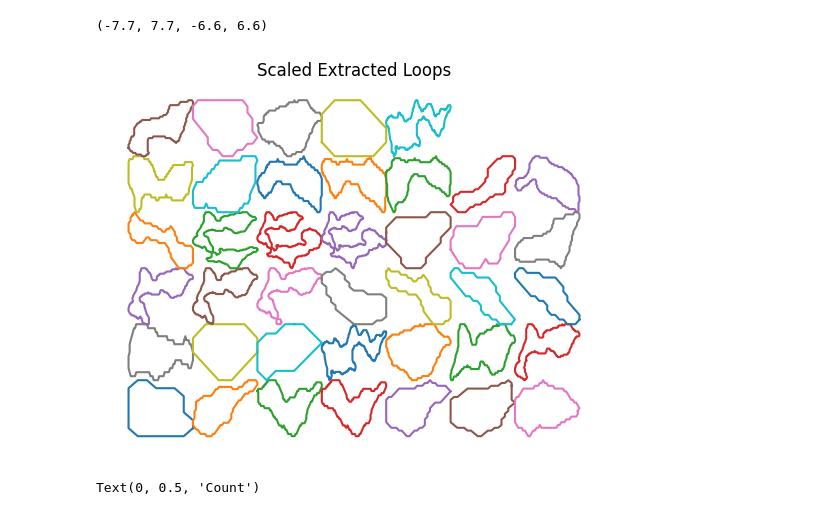
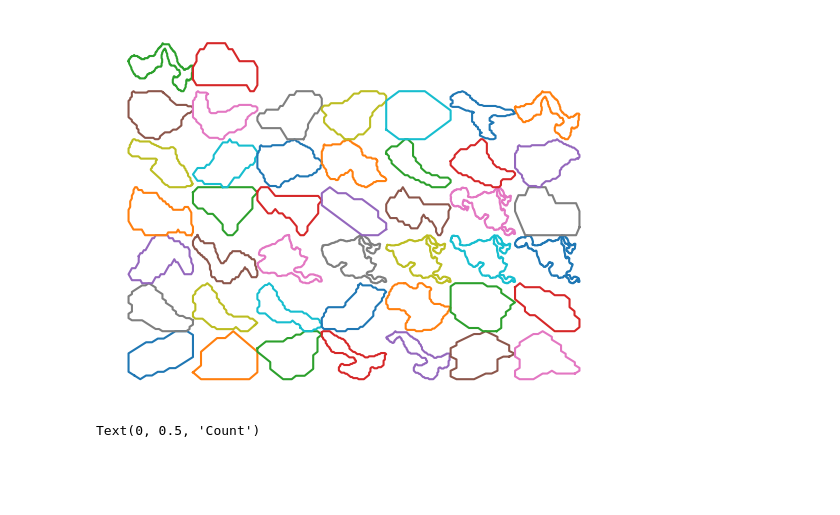
Before and after one commit to alifele/ProjectReport, a Jupyter notebook: Simulations (Shared Folder)/NeuronBranching_CanUcarPaper/NeuronBranchingExperiments.ipynb, the cells around one changed output. Cells and saved outputs as stored; diff of their text form; code cells hidden in the pictures; blank space fills up the shorter version.

```diff
--- a/Simulations (Shared Folder)/NeuronBranching_CanUcarPaper/NeuronBranchingExperiments.ipynb
+++ b/Simulations (Shared Folder)/NeuronBranching_CanUcarPaper/NeuronBranchingExperiments.ipynb
@@ -83,7 +83,8 @@ def getNetwork(i_network, plot=True):
             angles_all.append(np.load(baseAddress+'Simulations/axial_data/fcbias_parallel_pb003_fa0_fc'+str(round(j,1)).replace('.','')+'_angles_v'+str(int(i))+'.npy'))
 
     network = coordinates_all[i_network]
-    return turnCoordinateIntoMatrix(network,plot=True)
+    angleList = angles_all[i_network]
+    return turnCoordinateIntoMatrix(network,plot=plot), network, angleList
 
 def loadExperimentalData(i_network, plot=True):
     baseAddress="/home/alifeleparanj/Projects/MathMaster/Data/UcarPaper/"
@@ -277,8 +280,7 @@ def map_to_square(arr,dest):
 
     return scaled_arr
 # %%
-plt.figure(figsize=(10,10))
-network = getNetwork(4)
+network, _, _ = getNetwork(5,plot=False)
 # plt.gca().set_facecolor('#212121')
 # network = loadExperimentalData(1)
 network = enhance_for_loops(network,3) ## Change the value of kernel size to filter different loop sizes
@@ -311,21 +325,21 @@ network = loadExperimentalData(4)
 # %%
 L = int(len(cycles)**(1/2)+1)//2
 xList = np.arange(-2*L,2*(L+1),2)
 X,Y = np.meshgrid(xList,xList)
 
 i=0
 for x,y in zip(X.ravel(),Y.ravel()):
     if (i < len(cycles)):
         arr = map_to_square(np.array(cycles[i]),np.array([x,y]))
         plt.plot(arr[:,0],arr[:,1])
     i+=1
 
 
-plt.title("Scaled Extracted Loops")
+# plt.title("Scaled Extracted Loops")
 plt.axis("off")
+plt.savefig("loopsBARW.png",bbox_inches="tight")
 # %% [output]
-(-7.7, 7.7, -6.6, 6.6)
-[figure, old version]
+[figure, new version]
 # %%
 nsim=100
 i_network = 4
```
Also changed, not shown: parts of 29 cells of this notebook, 51 other files.
